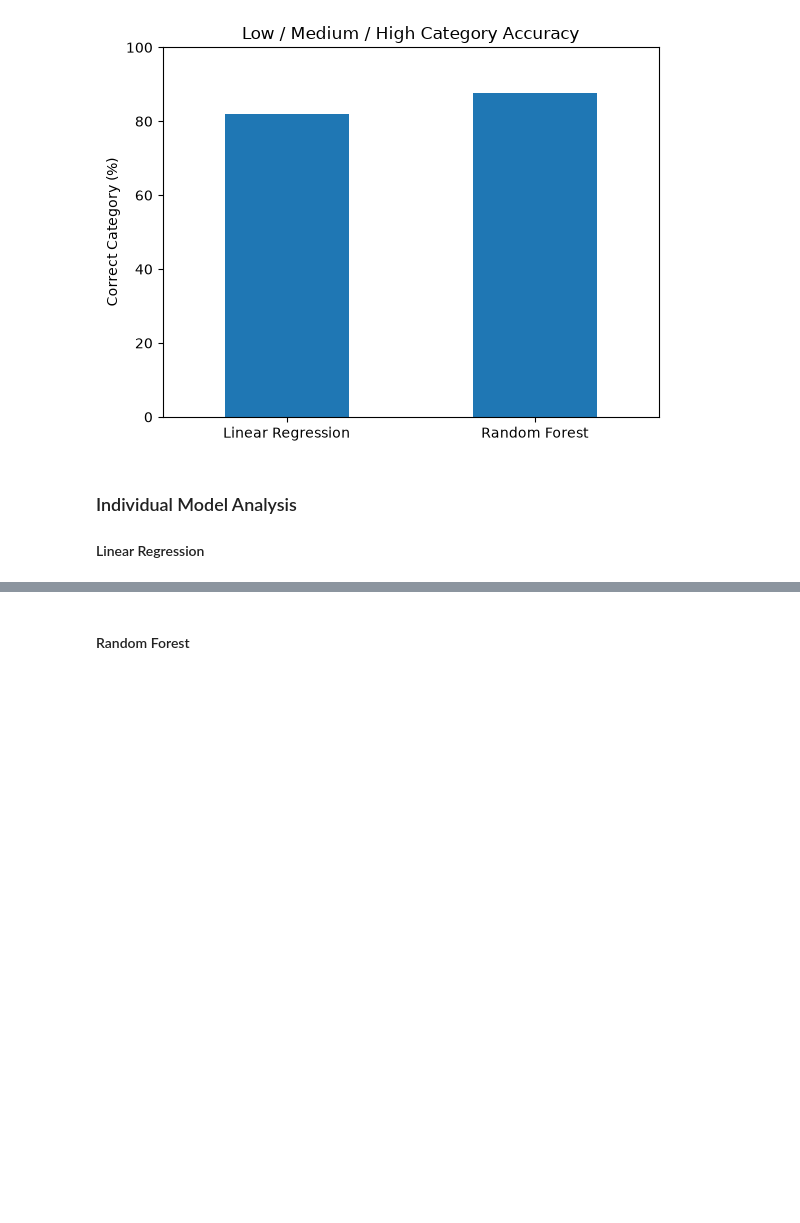
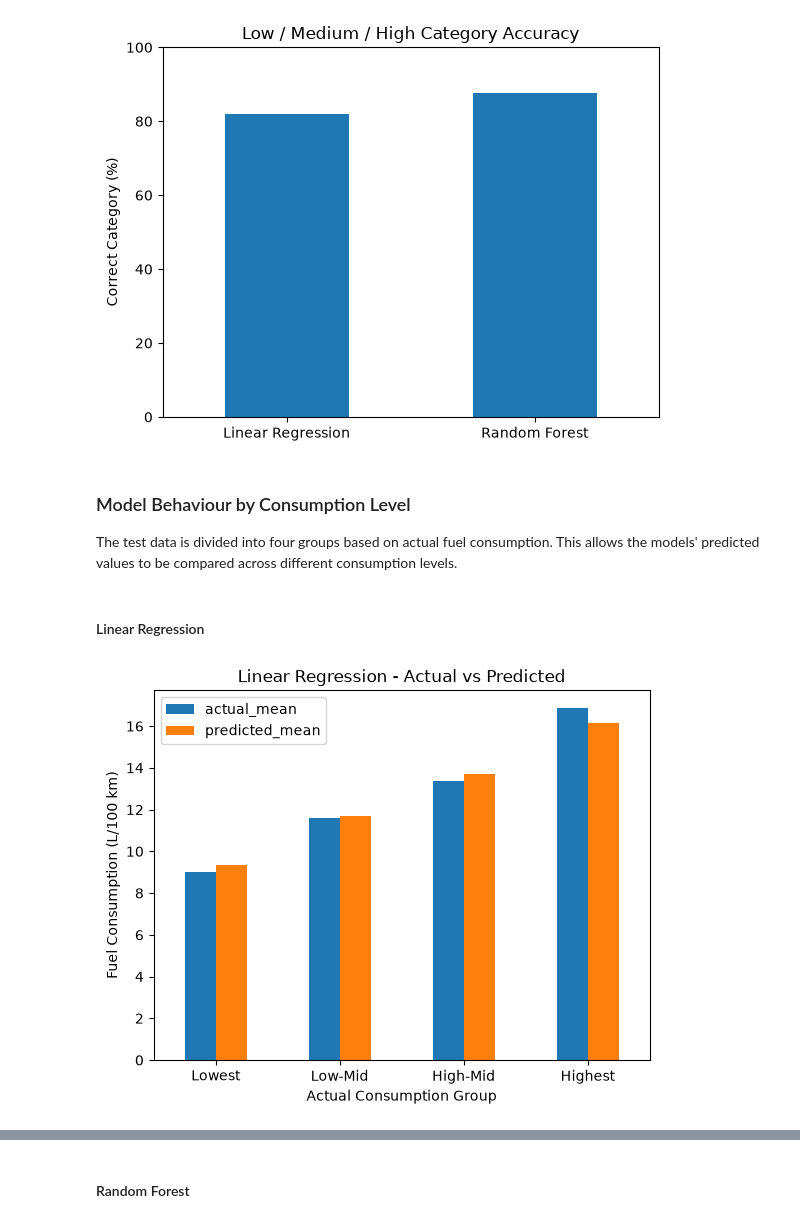
Before and after one commit to theorob284/Fuel-Classification, a Jupyter notebook: src/model_comparison.ipynb, the cells around one changed output, grey strips where cells are left out. Saved outputs shown, nothing was run; the diff lists cells and outputs as text; code cells hidden in the pictures; blank space fills up the shorter version.

Commit message:
Model comparison and random forest

```diff
--- a/src/model_comparison.ipynb
+++ b/src/model_comparison.ipynb
@@ -163,7 +164,37 @@ Linear Regression: 81.9%
 Random Forest: 87.8%
 [figure]
 # %% [markdown]
-### Individual Model Analysis
+### Model Behaviour by Consumption Level
 
-
-#### Linear Regression
+The test data is divided into four groups based on actual fuel consumption. This allows the models' predicted values to be compared across different consumption levels.
+# %%
+consumption_group = pd.qcut(
+    linear["actual"],
+    q=4,
+    labels=["Lowest", "Low-Mid", "High-Mid", "Highest"]
+)
+
+linear["consumption_group"] = consumption_group
+random_forest["consumption_group"] = consumption_group
+# %% [markdown]
+#### Linear Regression
+# %%
+linear_group_summary = (
+    linear
+    .groupby("consumption_group", observed=True)
+    .agg(
+        actual_mean=("actual", "mean"),
+        predicted_mean=("predicted", "mean")
+    )
+)
+
+linear_group_summary.plot(kind="bar")
+
+plt.ylabel("Fuel Consumption (L/100 km)")
+plt.xlabel("Actual Consumption Group")
+plt.title("Linear Regression - Actual vs Predicted")
+plt.xticks(rotation=0)
+
+plt.show()
+# %% [output]
+[figure, added]
```
Also changed, not shown: parts of 6 cells of this notebook, 3 other files.
